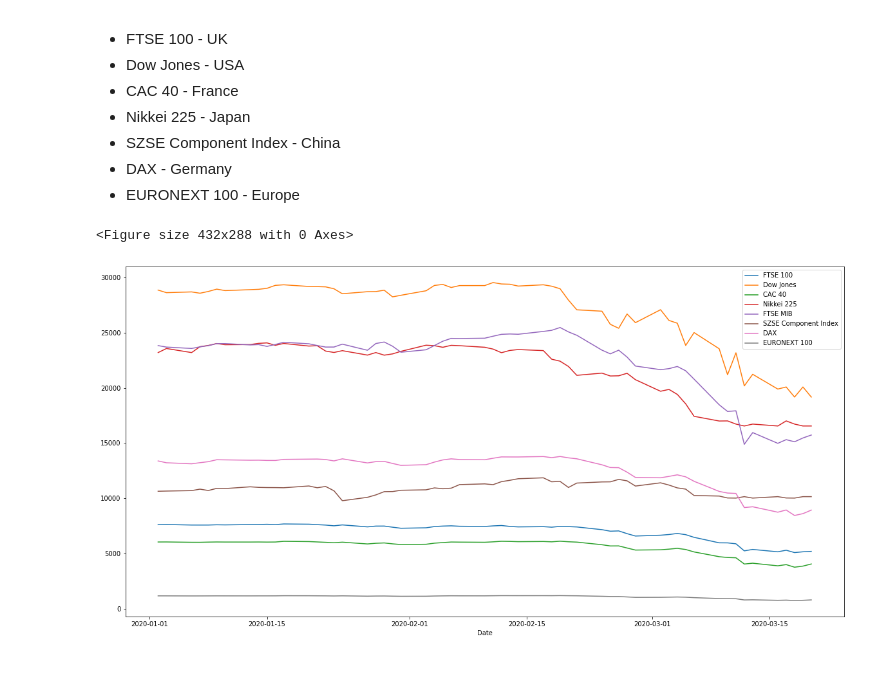
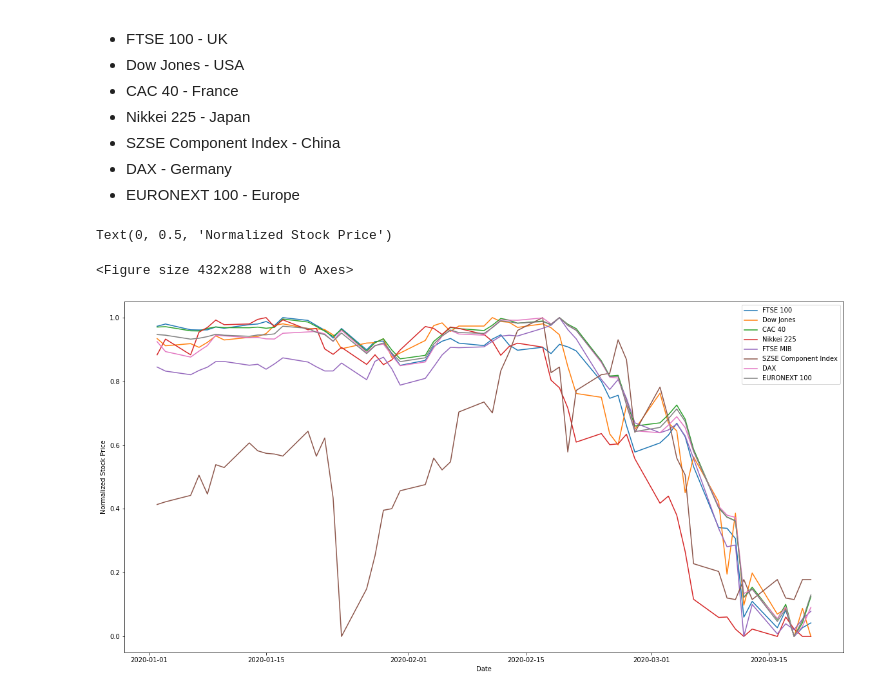
Before and after one commit to wray27/Coronavirus-Sentiment, a Jupyter notebook: notebooks/Sources.ipynb, the cells around one changed output. Drawn from its saved outputs; the diff is of its cells as text; code cells hidden in the pictures.

```diff
--- a/notebooks/Sources.ipynb
+++ b/notebooks/Sources.ipynb
@@ -183,31 +210,36 @@ Might have to normalize data so that its all on appropriate scale for now left a
 # %%
 # reading data from csv file
 df= pd.read_csv("../data/stock_market_indices.csv")
 
 # Turning date columns into numbered duplicates
 s = df.columns.to_series()
 mask = df.columns.duplicated(keep=False)
 c = np.where(mask, s + '_'  + (s.groupby(s).cumcount() + 1).astype(str) , s)
 df.columns = c
 
 # lists for columns in the dataset
 dates = ['Date','Date.1','Date.2','Date.3','Date.4','Date.5','Date.6','Date.7']
 indices = ["FTSE 100", "Dow Jones ", "CAC 40", "Nikkei 225", "FTSE MIB", "SZSE Component Index","DAX","EURONEXT 100"]
 
 # turning dates with times into just dates
 df[dates] = df[dates].apply(pd.to_datetime, format='%m/%d/%Y %H:%M:%S')
 for d in dates: df[d] = df[d].dt.date
 
 # merging date columns into one filling any missing entries with
 df = pd.concat([df[[d, i]].rename(columns={d: 'Date'}) for d in dates for i in indices]).dropna(how='all')
 df = df.groupby('Date',as_index=False).apply(lambda x:x.ffill().bfill().drop_duplicates())
 
 # removing duplicate rows
 df = df.drop_duplicates(['Date']).set_index(['Date'])
 
+# Normalizing the data
+df=(df-df.min())/(df.max()-df.min())
+
 # displaying the dataframe
 plt.figure()
 ax = df.plot(figsize=(20,10))
+ax.set_ylabel('Normalized Stock Price')
 # %% [output]
-<Figure size 432x288 with 0 Axes>
+Text(0, 0.5, 'Normalized Stock Price')
+<Figure size 432x288 with 0 Axes>
-[figure, old version]
+[figure, new version]
```
Also changed, not shown: parts of 3 cells of this notebook.
